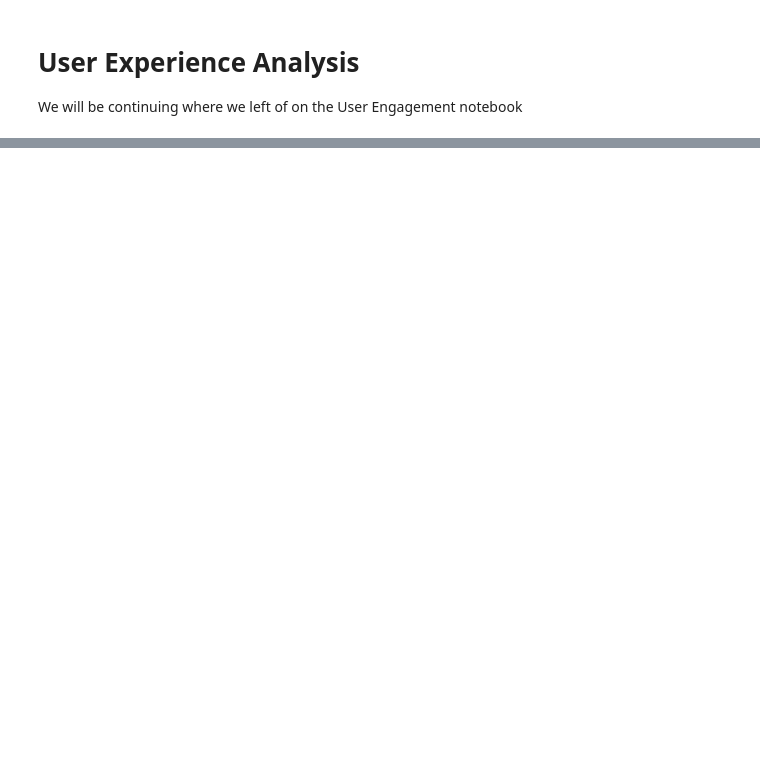
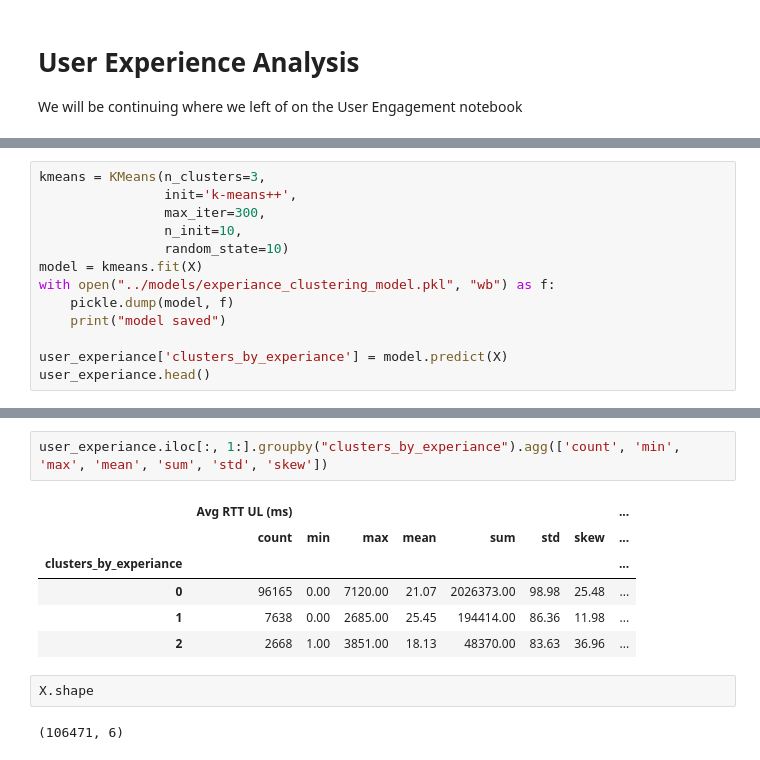
Before and after one commit to Hen0k/TellCo-user-analysis, a Jupyter notebook: notebooks/3-User-Experience-Analysis.ipynb, the cells around one changed output, grey strips where cells are left out. Saved outputs shown, nothing was run; the diff lists cells and outputs as text; blank space fills up the shorter version.

```diff
--- a/notebooks/3-User-Experience-Analysis.ipynb
+++ b/notebooks/3-User-Experience-Analysis.ipynb
@@ -29,0 +184,13 @@ avg_TCP_rtt_uldl = users_data[avg_TCP_rtt_uldl_columns].agg([""])
+# %%
+kmeans = KMeans(n_clusters=3,
+                init='k-means++',
+                max_iter=300,
+                n_init=10,
+                random_state=10)
+model = kmeans.fit(X)
+with open("../models/experiance_clustering_model.pkl", "wb") as f:
+    pickle.dump(model, f)
+    print("model saved")
+
+user_experiance['clusters_by_experiance'] = model.predict(X)
+user_experiance.head()
@@ -29,0 +206,13 @@ avg_TCP_rtt_uldl = users_data[avg_TCP_rtt_uldl_columns].agg([""])
+# %%
+user_experiance.iloc[:, 1:].groupby("clusters_by_experiance").agg(['count', 'min', 'max', 'mean', 'sum', 'std', 'skew'])
+# %% [output]
+|  | Avg RTT UL (ms) |  |  |  |  |  |  | ... |
+|  | count | min | max | mean | sum | std | skew | ... |
+| clusters_by_experiance |  |  |  |  |  |  |  | ... |
+| 0 | 96165 | 0.00 | 7120.00 | 21.07 | 2026373.00 | 98.98 | 25.48 | ... |
+| 1 | 7638 | 0.00 | 2685.00 | 25.45 | 194414.00 | 86.36 | 11.98 | ... |
+| 2 | 2668 | 1.00 | 3851.00 | 18.13 | 48370.00 | 83.63 | 36.96 | ... |
+# %%
+X.shape
+# %% [output]
+(106471, 6)
```
Also changed, not shown: parts of 25 cells of this notebook.
